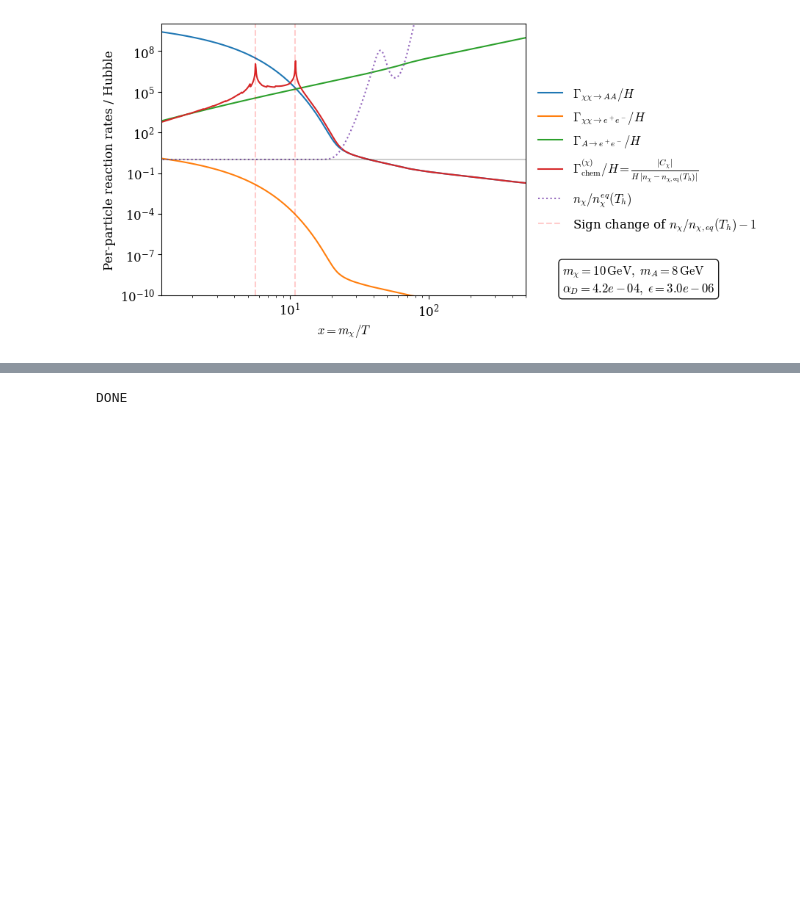
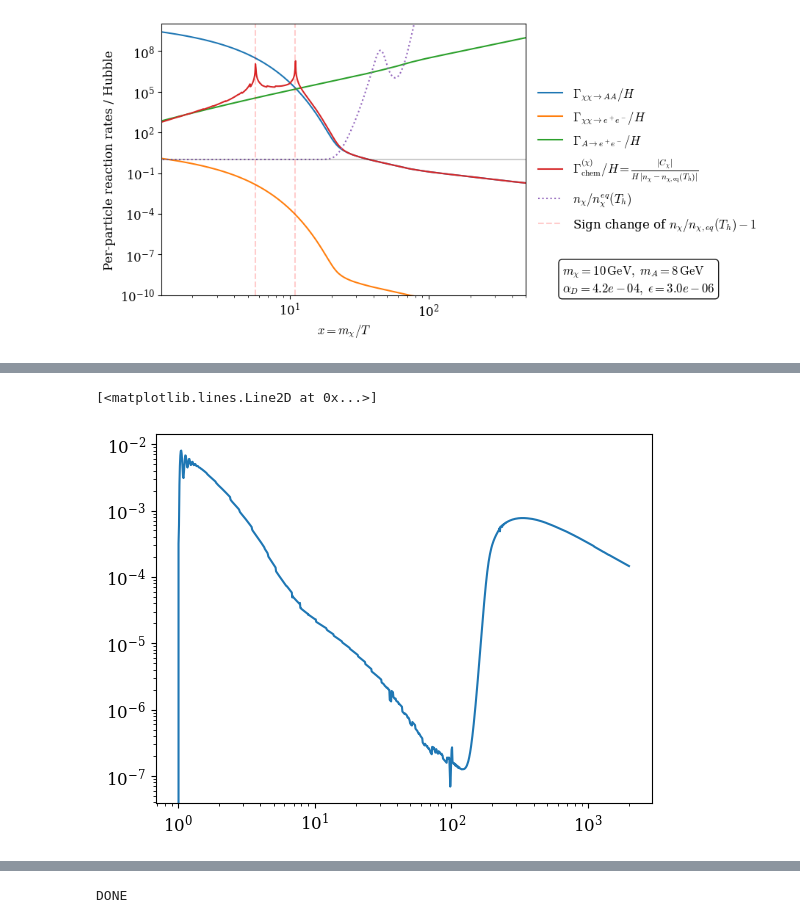
Before and after one commit to charlottemyers/darkphotons, a Jupyter notebook: dark_photon_freezeout_improved.ipynb, the cells around one changed output, grey strips where cells are left out. Drawn from its saved outputs; the diff is of its cells as text; code cells hidden in the pictures; blank space fills up the shorter version.

```diff
--- a/dark_photon_freezeout_improved.ipynb
+++ b/dark_photon_freezeout_improved.ipynb
@@ -147,7 +147,7 @@ def neq(m, g, T):
     return g * (m**2*T) / (2.0*np.pi**2) * kv(2, x)
 
 LOG_TINY = -745.0      # ~ log(np.finfo(float).tiny)
-VAL_FLOOR = 1e-300     # positive floor
+VAL_FLOOR = 1e-100     # positive floor
 
 def rho_i_exact(n_i, m_i, Th):
     # source: 2504.00077, eqn 2.15
@@ -278,8 +278,19 @@ def collisions(params, nchi, nA, T, Th):
     C_A   =    sv_xxAA*(nchi**2 - balance) - gamma_Aee *(nA*lorentz_factor_HS - nA_eq_SM*lorentz_factor)
 
     # Energy transfer eqns
-    Q_ann = -0.5 * mchi * sv_xxee * (nchi**2 - nchi_eq_SM**2)
-    Q_dec = - mA   * gamma_Aee * (nA - nA_eq_SM)  #no lorentz factor here
+    #Q_ann = -0.5 * mchi * sv_xxee * (nchi**2 - nchi_eq_SM**2)
+    #Q_dec = - mA   * gamma_Aee * (nA - nA_eq_SM)  #no lorentz factor here
+
+    if params.get("E_avg", False):
+        R = kve(1, zA)/kve(2, zA)
+        E_A_avg = mA*R + 3.0*Th
+        Q_dec   = - E_A_avg * gamma_Aee * (nA - nA_eq_SM)
+        Q_ann = - 0.5 * (mchi * kve(1, mchi/Th)/kve(2, mchi/Th) + 3.0*Th) * sv_xxee * (nchi**2 - nchi_eq_SM**2)
+    else:
+        Q_dec = - mA   * gamma_Aee * (nA - nA_eq_SM)
+        Q_ann = -0.5 * mchi * sv_xxee * (nchi**2 - nchi_eq_SM**2)
+
+
     Q_h   = Q_ann + Q_dec
 
     return C_chi, C_A, Q_h
@@ -372,8 +383,8 @@ def compute_diagnostics(xs, sol_y, params):
     H    = H_of_T(T, rhoh if INCLUDE_HS_IN_H else 0.0, t_dep=t_dep)
 
     # Equilibria at HS temperature
-   #nxeq_Th = neq(mchi, gchi, Th)
-    #naeq_Th = neq(mA,   gA,   Th)
+    # nxeq_Th = neq(mchi, gchi, Th)
+    # naeq_Th = neq(mA,   gA,   Th)
 
     nxeq_Th = neq_stable(mchi, gchi, Th)
     naeq_Th = neq_stable(mA,   gA,   Th)
@@ -401,7 +412,7 @@ def compute_diagnostics(xs, sol_y, params):
     dep_chi = np.maximum(nchi / np.maximum(nxeq_Th, VAL_FLOOR), VAL_FLOOR)
     dep_A   = np.maximum(nA   / np.maximum(naeq_Th, VAL_FLOOR), VAL_FLOOR)
 
-    Gamma_chem_over_H = np.abs(Cchi) / (H * np.maximum(np.abs(nchi - nxeq_Th), VAL_FLOOR))
+    Gamma_chem_over_H = np.minimum(np.abs(Cchi) / (H * np.maximum(np.abs(nchi - nxeq_Th), VAL_FLOOR)), 1e20)
 
     return {
         "x": xs, "T": T, "Th": Th, "H": H,
@@ -416,10 +427,12 @@ def compute_diagnostics(xs, sol_y, params):
         "Q_over_Hrho": Q_over_Hrho,
         "dep_chi": dep_chi,
         "dep_A": dep_A,
+        "rho": rhoh,
 
         "nchi_over_nchieq": nchi / np.maximum(nxeq_Th, VAL_FLOOR),
         "nA_over_nAeq": nA / np.maximum(naeq_Th, VAL_FLOOR),
         "params": params,
+
     }
 # %%
 #
@@ -863,2 +959,10 @@ plt.show()
+# %%
+A_temp = resultsA["sol"][1]; B_temp = resultsB["sol"][1]
+temp_diff = np.abs(A_temp - B_temp) / np.maximum(A_temp, B_temp)
+plt.figure()
+plt.loglog(xs, temp_diff)
+# %% [output]
+[<matplotlib.lines.Line2D at 0x...>]
+[figure, added]
 # %%
 # plot diagnostics
```
Also changed, not shown: parts of 10 cells of this notebook, 3 other files.
